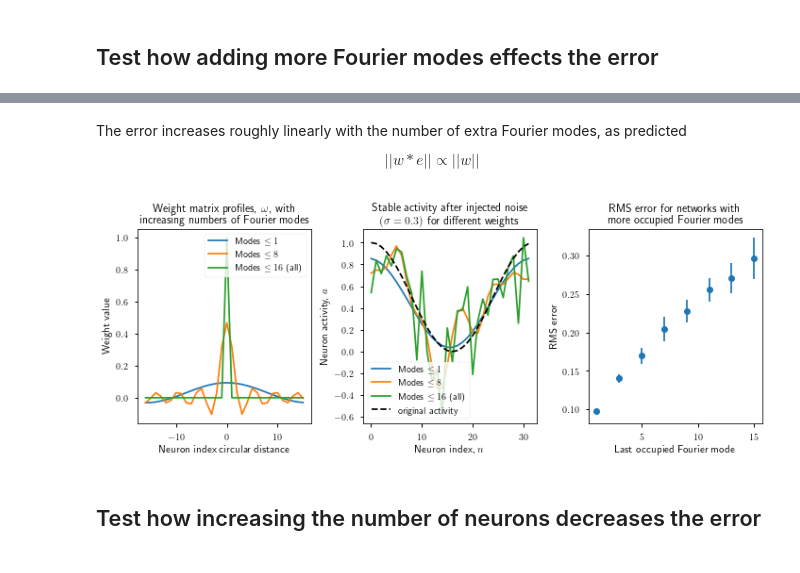
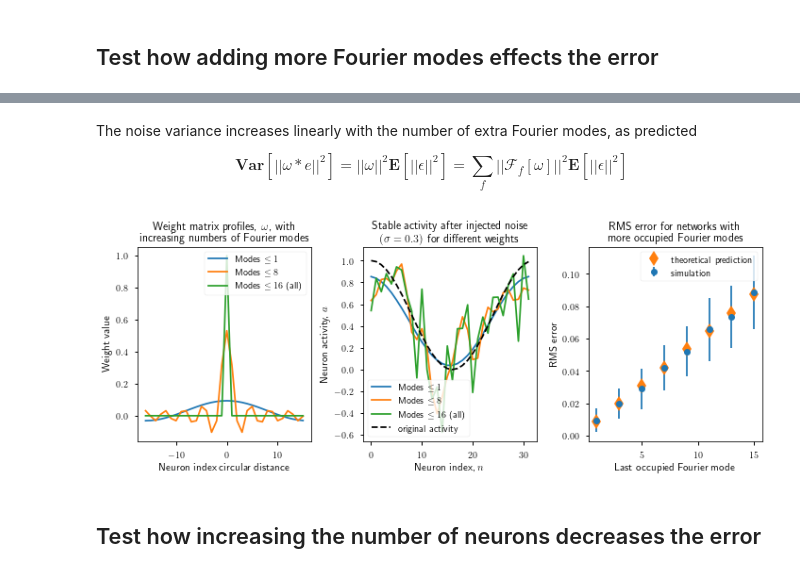
Before and after one commit to Dominic-DallOsto/insect-navigation-sinusoidal-optimality, a Jupyter notebook: sinusoidal noise rejection.ipynb, the cells around one changed output, grey strips where cells are left out. Saved outputs shown, nothing was run; the diff lists cells and outputs as text; code cells hidden in the pictures.

Commit message:
Add theoretical prediction to noise rejection part Also fix error - was showing the noise standard deviation instead of the variance

```diff
--- a/sinusoidal noise rejection.ipynb
+++ b/sinusoidal noise rejection.ipynb
@@ -66,23 +85,25 @@ def simulate_and_plot(a0, W, dt=0.001, repetitions=100, noise=0.3, plot=True, sh
 fourier_mode_errors = []
 fourier_mode_stddevs = []
 noise_stddev = 0.3
+noise_var = noise_stddev**2
 
-last_mode_range = np.arange(2,N//2+2,2)
+last_mode_range = np.arange(1,N//2+1,2)
 for last_mode in last_mode_range:
-	fw = np.zeros(N//2+1)
-	fw[:last_mode] = 1
+	fw = fill_fourier_modes_up_to_N(last_mode, N)
 
-	W = profile_to_matrix(get_cosine_from_fourier_modes(fw))
+	W = profile_to_matrix(get_cosine_from_fourier_spectrum(fw))
 
-	print(f'Fourier modes = {fw}')
-	rms_mean, rms_stddev = simulate_and_plot(a, W, noise=noise_stddev)
-	fourier_mode_errors.append(rms_mean)
-	fourier_mode_stddevs.append(rms_stddev)
+	print(f'Fourier modes up to {last_mode} = {fw}')
+	ms_mean, ms_stddev = simulate_and_plot(a, W, noise=noise_stddev)
+	fourier_mode_errors.append(ms_mean)
+	fourier_mode_stddevs.append(ms_stddev)
 plt.figure(figsize=(10,6))
-plt.errorbar(last_mode_range-1, fourier_mode_errors, fourier_mode_stddevs, fmt='o')
-plt.xlabel('last occupied Fourier mode')
-plt.ylabel('Average variance in noise')
-plt.title(f'Average variance in stable neuron stable with injected noise $\\sigma={noise_stddev}$')
+plt.errorbar(last_mode_range, fourier_mode_errors, fourier_mode_stddevs, fmt='o', label='simulation')
+plt.plot(last_mode_range, [noise_var/N*np.sum(fill_fourier_modes_up_to_N(last_mode, N)) for last_mode in last_mode_range], 'd', markersize=15, label='theoretical prediction')
+plt.xlabel('Last occupied Fourier mode')
+plt.ylabel('Noise variance')
+plt.title(f'Average variance in stable neuron state with injected noise $\\sigma^2={noise_var}$')
+plt.legend()
 plt.tight_layout()
 plt.show()
 # %% [output]
@@ -101,15 +128,15 @@ Fourier modes = [1. 1. 1. 1. 1. 1. 1. 1. 1. 1. 1. 1. 0. 0. 0. 0. 0.]
 ... (5 outputs left out)
 # %% [markdown]
-The error increases roughly linearly with the number of extra Fourier modes, as predicted
+The noise variance increases linearly with the number of extra Fourier modes, as predicted
 
-$$||w \ast e|| \propto ||w||$$
+$$\textbf{Var}\left[||\omega \ast e||^2\right] = ||\omega||^2 \textbf{E}\left[||\epsilon||^2\right] = \sum_f||\mathcal{F}_f[\omega]||^2 \textbf{E}\left[||\epsilon||^2\right]$$
 # %%
 dt=0.001
 
 noisy_activity = a + noise_stddev*np.random.randn(*a.shape)
-W_normal = profile_to_matrix(get_cosine_from_fourier_modes([1]*2 + [0]*(N//2+1-2)))
-W_half = profile_to_matrix(get_cosine_from_fourier_modes([1]*(N//4) + [0]*(N//2+1-N//4)))
-W_full = profile_to_matrix(get_cosine_from_fourier_modes([1]*(N//2+1)))
+W_normal = profile_to_matrix(get_cosine_from_fourier_spectrum(fill_fourier_modes_up_to_N(1, N)))
+W_half = profile_to_matrix(get_cosine_from_fourier_spectrum(fill_fourier_modes_up_to_N(N//4, N)))
+W_full = profile_to_matrix(get_cosine_from_fourier_spectrum(fill_fourier_modes_up_to_N(N//2+1, N)))
 
 a_normal = noisy_activity.copy()
 a_half = noisy_activity.copy()
@@ -117,36 +144,38 @@ a_full = noisy_activity.copy()
 for _ in range(50000):
 	a_normal += dt*(W_normal@a_normal - a_normal)
 	a_half += dt*(W_half@a_half - a_half)
 	a_full += dt*(W_full@a_full - a_full)
 
-fig, axs = plt.subplots(1, 3, figsize=(10,4))
+fig, axs = plt.subplots(1, 3, figsize=(10,4)) # paper figures should be width 10
 axs[0].plot(neuron_indices-N//2, W_normal[N//2,:], label='Modes $\\leq 1$')
 axs[0].plot(neuron_indices-N//2, W_half[N//2,:], label='Modes $\\leq 8$')
 axs[0].plot(neuron_indices-N//2, W_full[N//2,:], label='Modes $\\leq 16$ (all)')
 axs[0].set_xlabel('Neuron index circular distance')
 axs[0].set_ylabel('Weight value')
 axs[0].set_title('Weight matrix profiles, $\\omega$, with\nincreasing numbers of Fourier modes')
 axs[0].legend()
 
 axs[1].plot(neuron_indices, a_normal, label='Modes $\\leq 1$')
 axs[1].plot(neuron_indices, a_half, label='Modes $\\leq 8$')
 axs[1].plot(neuron_indices, a_full, label='Modes $\\leq 16$ (all)')
 axs[1].plot(neuron_indices, a, 'k--', label='original activity')
 axs[1].set_xlabel('Neuron index, $n$')
 axs[1].set_ylabel('Neuron activity, $a$')
 axs[1].set_title(f'Stable activity after injected noise\n$(\\sigma={noise_stddev})$ for different weights')
 axs[1].legend()
 
-axs[2].errorbar(last_mode_range-1, fourier_mode_errors, fourier_mode_stddevs, fmt='o')
+axs[2].errorbar(last_mode_range, fourier_mode_errors, fourier_mode_stddevs, fmt='o', label='simulation')
+plt.plot(last_mode_range, [noise_var/N*np.sum(fill_fourier_modes_up_to_N(last_mode, N)) for last_mode in last_mode_range], 'd', markersize=12, label='theoretical prediction')
 axs[2].set_xlabel('Last occupied Fourier mode')
 axs[2].set_ylabel('RMS error')
 axs[2].set_title(f'RMS error for networks with\nmore occupied Fourier modes')
+axs[2].legend()
 
 plt.tight_layout()
 plt.savefig('plots/sinusoidal-noise-rejection-fourier-modes.pdf')
 plt.show()
 # %% [output]
-[figure, old version]
+[figure, new version]
 # %% [markdown]
 ## Test how increasing the number of neurons decreases the error
 # %%
```
Also changed, not shown: parts of 6 cells of this notebook, 2 other files.
